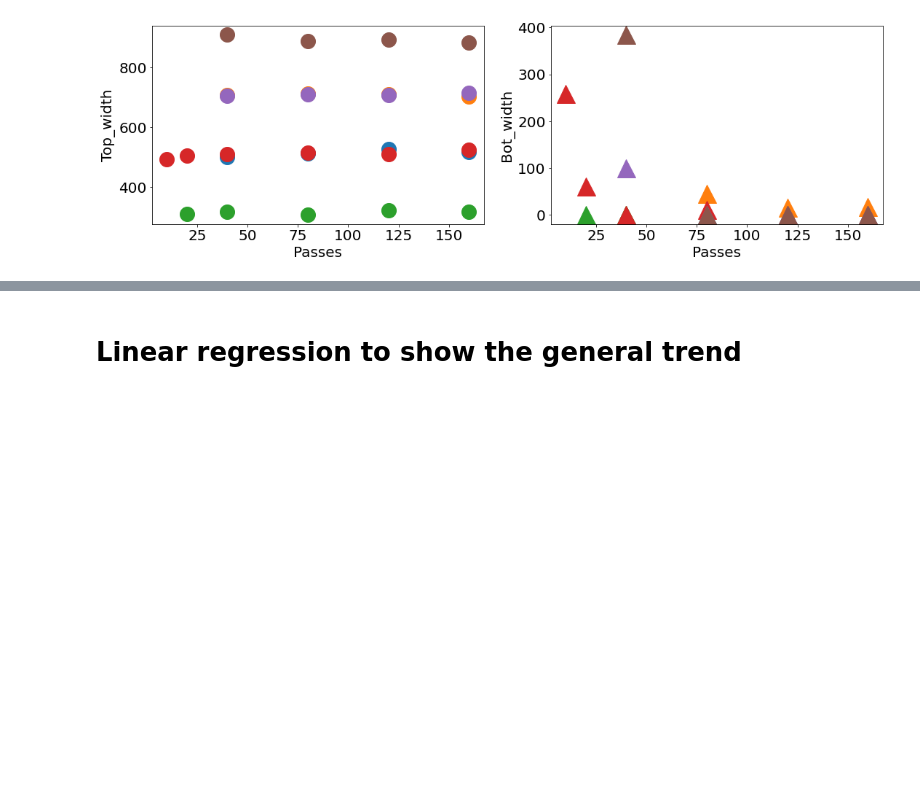
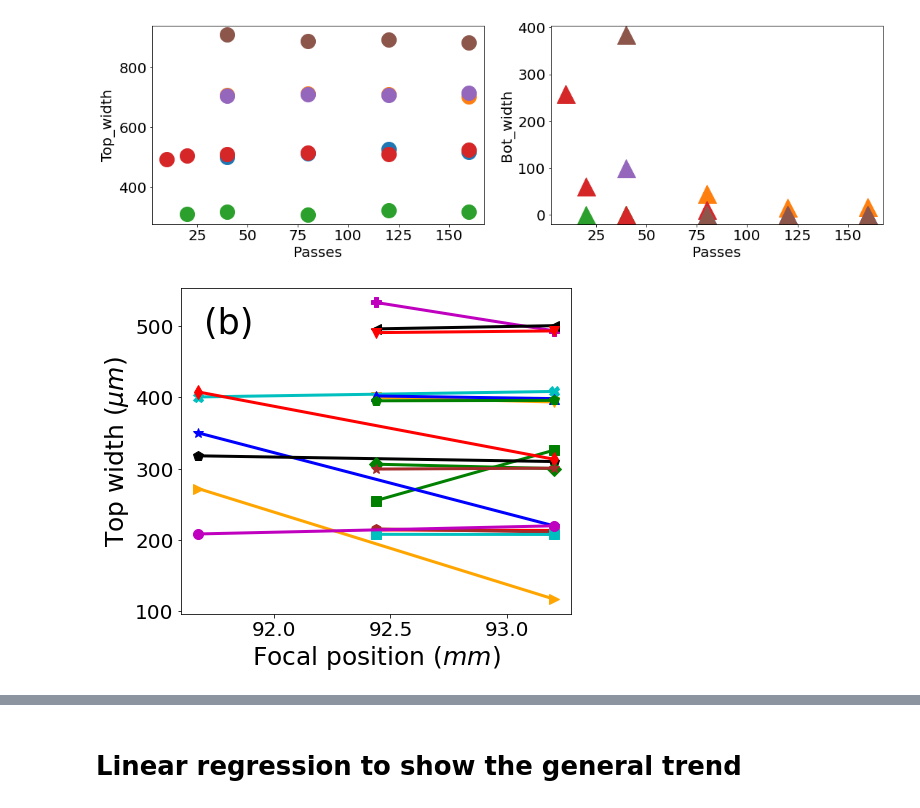
Before and after one commit to Razybehbahani/ML, a Jupyter notebook: Width_indiv_param_dep.ipynb, the cells around one changed output, grey strips where cells are left out. Saved outputs shown, nothing was run; the diff lists cells and outputs as text; code cells hidden in the pictures; blank space fills up the shorter version.

```diff
--- a/Width_indiv_param_dep.ipynb
+++ b/Width_indiv_param_dep.ipynb
@@ -129,4 +134,42 @@ ax2.tick_params(axis='y', labelsize=20)
 plt.show()
 # %% [output]
 [figure]
+# %%
+#### Top width_frequency
+fig = plt.figure(figsize=(7,6))
+ax1 = fig.add_subplot(111)
+
+plt.subplots_adjust(wspace=0.2)
+# df2_clean = df2_clean.groupby(['Frequency', 'Speed', 'Amplitude', 'Passes','Focal_Position'],\
+#                   as_index=False).mean()
+grouped_df = df1.groupby(['Frequency', 'Amplitude', \
+                             'Speed','Passes'], as_index=False)
+
+colors = ["g","r", "b", "k", "orange", "c", "m", 'brown']
+markers = ["s", "o", "*", "p","v" ,"X", "P", "h", "D", "d",  "^", "<", ">"]
+
+
+i = -1
+for key, item in grouped_df:
+    if item.shape[0] > 1 :
+        i += 1
+#     print(grouped_df.get_group(key), "\n\n")
+        ax1.plot(grouped_df.get_group(key).Focal_Position,\
+                 grouped_df.get_group(key).Top_width, \
+                 marker=markers[i%13],c = colors[i%8],lw=3,ms=10)
+
+ax1.text(91.7,490,'(b)',fontsize= 35)
+
+ax1.set_xlabel('Focal position ($mm$)', fontsize=25)
+ax1.set_ylabel('Top width ($\\mu m$)', fontsize=25)
+
+
+ax1.tick_params(axis='x', labelsize=20)
+ax1.tick_params(axis='y', labelsize=20)
+
+plt.savefig('Graphs/Topwidth_focPos.png',bbox_inches='tight')
+
+plt.show()
+# %% [output]
+[figure, added]
 # %%
```
Also changed, not shown: parts of 9 cells of this notebook.
